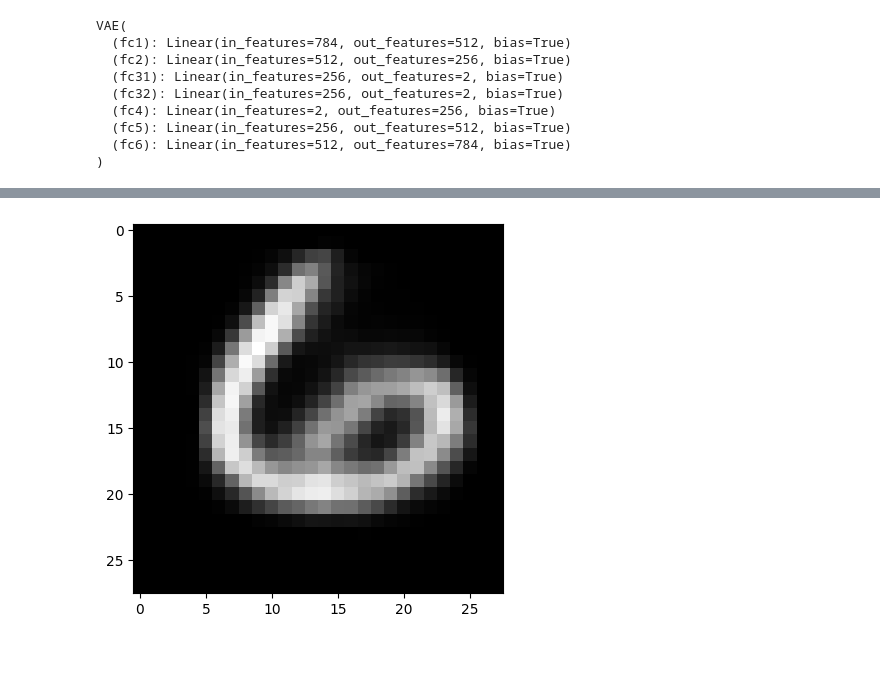
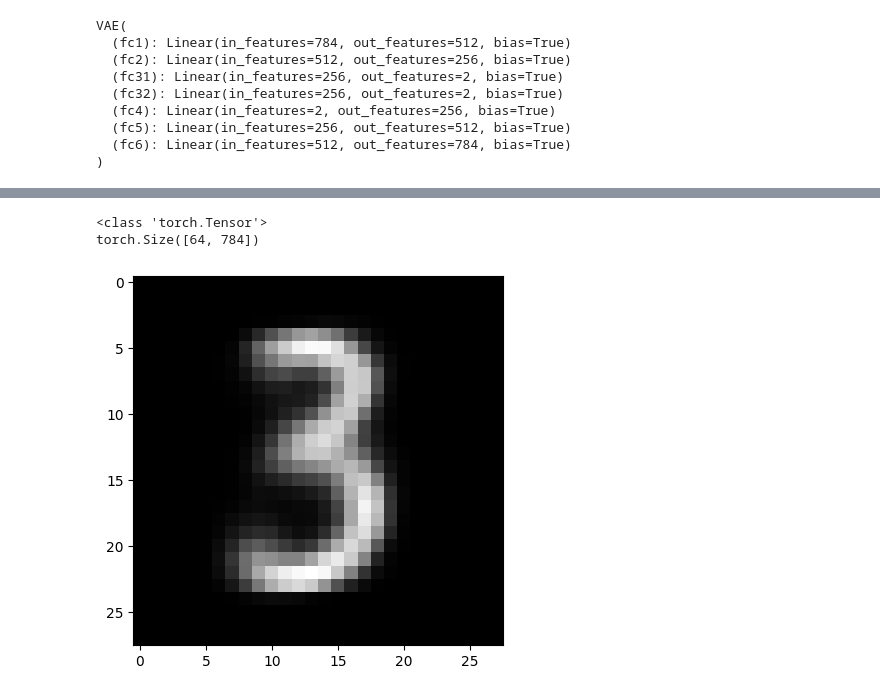
Before and after one commit to Clarkdrengen/PML_2023, a Jupyter notebook: pytorch-mnist-VAE.ipynb, the cells around one changed output, grey strips where cells are left out. Drawn from its saved outputs; the diff is of its cells as text; code cells hidden in the pictures; blank space fills up the shorter version.

```diff
--- a/pytorch-mnist-VAE.ipynb
+++ b/pytorch-mnist-VAE.ipynb
@@ -149,14 +149,18 @@ import matplotlib.pyplot as plt
 # %%
 with torch.no_grad():
     z = torch.randn(64, 2).cuda()
     sample = vae.decoder(z).cuda()
-    #sample = sample.argmax(1).cpu().numpy()
-    # use .cpu().numpy() to move off the GPU
-    image = sample[0].reshape(28,28).cpu().numpy()    # shows the first of 64 randimly generated pictures
+    print(sample.__class__)
+    print(sample.size())
+
+    sample = sample.cpu() # use .cpu().numpy() to move off the GPU ## NOTE: moving to numpy is redundant and unhelpful
+    image = sample[0].reshape(28,28)    # shows the first of 64 randimly generated pictures
     plt.imshow(image, cmap="gray")
 
 
     #plt.imshow(sample[0].reshape(28,28), cmap="gray")
     #save_image(sample.view(64, 1, 28, 28), './samples/sample_' + '.png')
 # %% [output]
+<class 'torch.Tensor'>
+torch.Size([64, 784])
-[figure, old version]
+[figure, new version]
```
Also changed, not shown: parts of 3 cells of this notebook.
